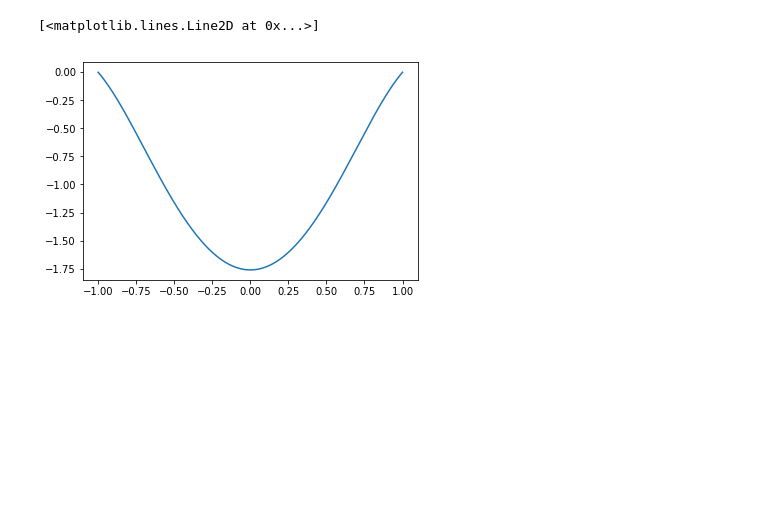
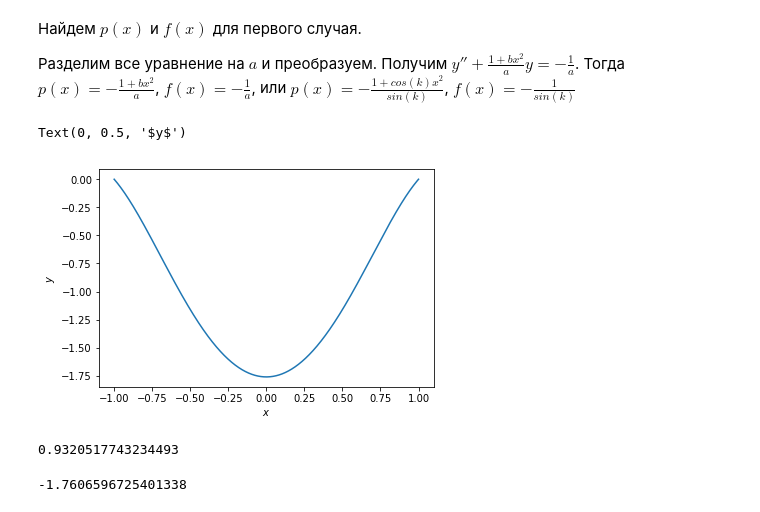
Before and after one commit to kirsider/MChA_5sem, a Jupyter notebook: lab1.ipynb, the cells around one changed output. Saved outputs shown, nothing was run; the diff lists cells and outputs as text; code cells hidden in the pictures; blank space fills up the shorter version.

```diff
--- a/lab1.ipynb
+++ b/lab1.ipynb
@@ -17,11 +27,26 @@ K = 19
 # %%
-def solve_de(px, fx, a, b, h=0.001):
-    n = int((b - a) / h)
-    X = np.linspace(a, b, n - 1)
+def solve_de(px, fx, a, b, n=2000):
+    h = (b - a) / n
+    X = np.linspace(a, b, n + 1) # строим сетку иксов
     P = px(X)
-    data = np.array([[1] * (n - 1), [-(h * h * P[i] + 2) for i in range(n - 1)], [1] * (n - 1)])
-    offsets = [-1, 0, 1]
+
+    # data содержит три вектора:
+    # первый - значения диагонали ниже главной;
+    # второй - значения главной диагонали;
+    # третий - значения диагонали выше главной.
+
+    data = np.array([[1] * (n-1), [-(h * h * P[i] + 2) for i in range(1, n)], [1] * (n - 1)])
+
+    offsets = [-1, 0, 1]               # отступы относительно главной диагонали
+
+    # строим трехдиагональную матрицу
     M = sparse.dia_matrix((data, offsets), shape=(n - 1, n - 1)).toarray()
+    M = np.insert(M, 0, np.array([0] * (n - 1)), 0)
+    M = np.insert(M, n, np.array([0] * (n - 1)), 0)
+    M = np.insert(M, 0, np.array([1, 1] + [0] * (n - 1)), 1)
+    M = np.insert(M, n, np.array([0] * (n - 1) + [1, 1]), 1)
+
     F = fx(X) * h * h
+
     solution = np.linalg.solve(M, F)
-    return solution
+    return X, solution
@@ -42,3 +72,7 @@ plt.plot(X, sol)
+# %% [markdown]
+Найдем $p(x)$ и $f(x)$ для первого случая.
+
+Разделим все уравнение на $a$ и преобразуем. Получим $y''+\frac{1+bx^2}{a}y=-\frac{1}{a}$. Тогда $p(x)=-\frac{1+bx^2}{a}$, $f(x)=-\frac{1}{a}$, или  $p(x)=-\frac{1+cos(k)x^2}{sin(k)}$, $f(x)=-\frac{1}{sin(k)}$
 # %%
 def px2(x):
     return - (1 + np.cos(K) * x * x) / np.sin(K)
@@ -46,9 +80,19 @@ def px2(x):
 def fx2(x):
     return (x - x) - 1 / np.sin(K)
 # %%
-sol2 = solve_de(px2, fx2, -1, 1)
+X, sol2 = solve_de(px2, fx2, -1, 1)
 # %%
 plt.plot(X, sol2)
+plt.xlabel('$x$')
+plt.ylabel('$y$')
 # %% [output]
-[<matplotlib.lines.Line2D at 0x...>]
+Text(0, 0.5, '$y$')
-[figure, old version]
+[figure, new version]
+# %%
+np.max(sol)
+# %% [output]
+0.9320517743234493
+# %%
+np.min(sol2)
+# %% [output]
+-1.7606596725401338
```
Also changed, not shown: parts of 11 cells of this notebook.
